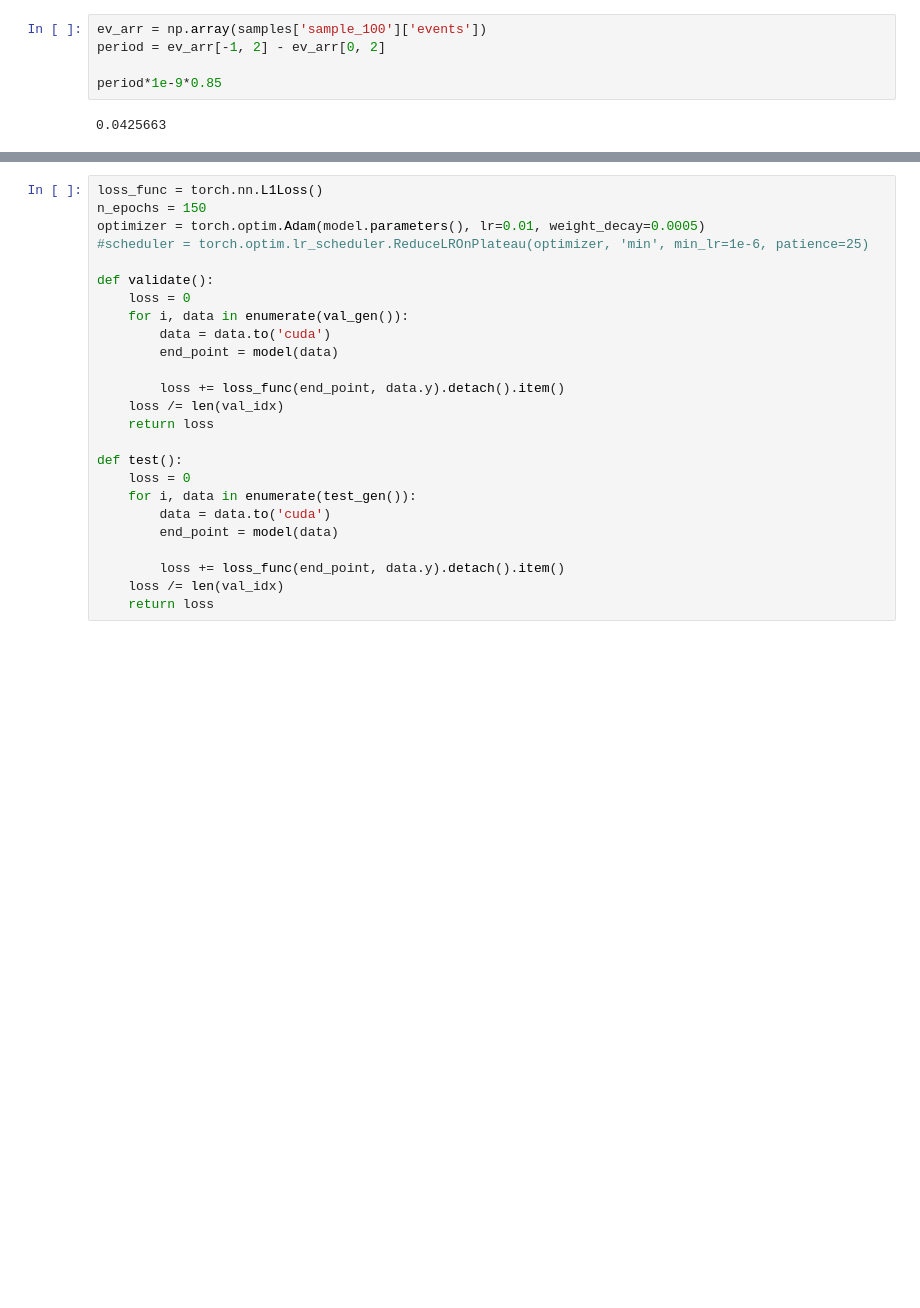
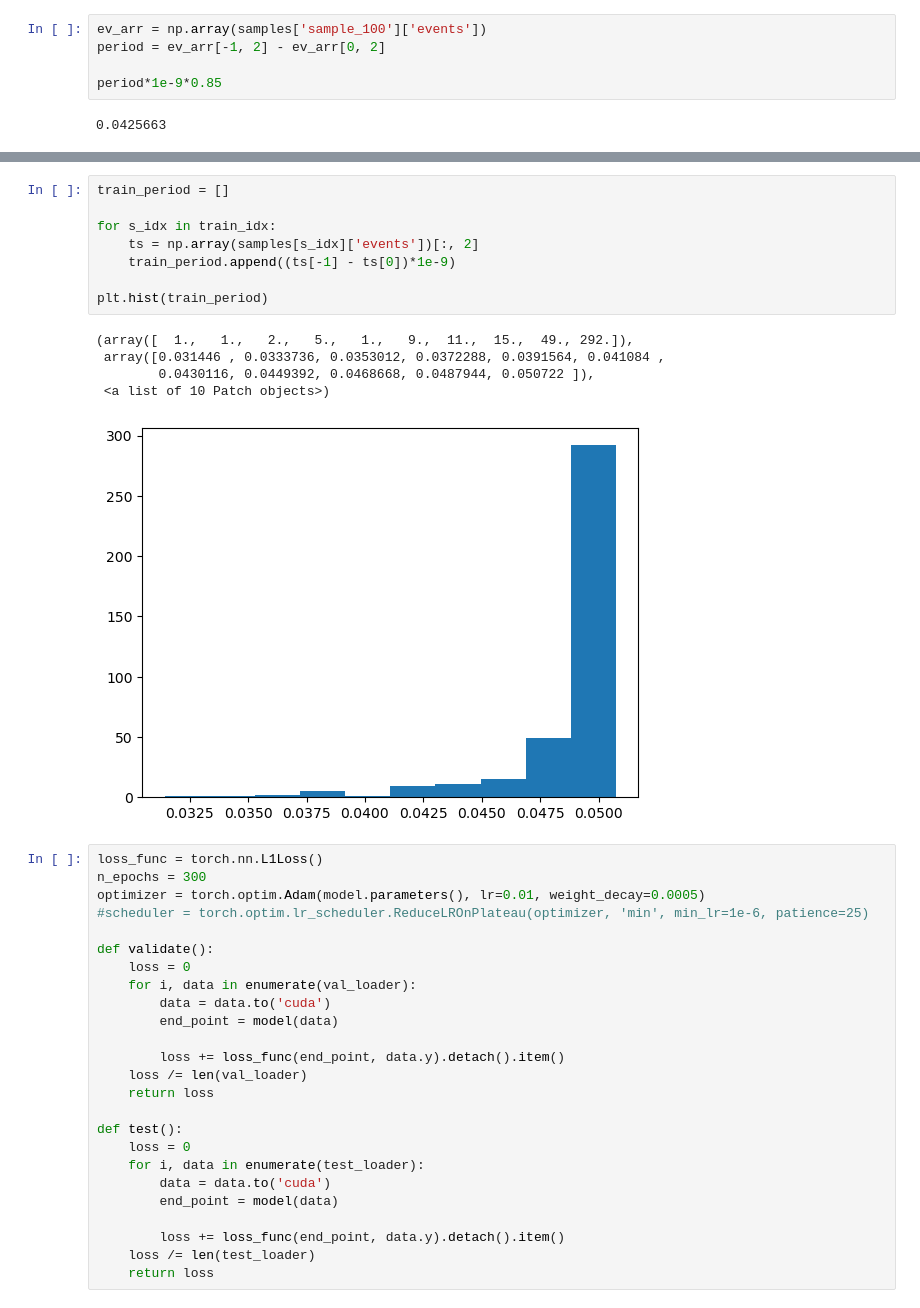
Before and after one commit to AdvancedResearchInnovationCenter/TactiGraph, a Jupyter notebook: src/gcn_radial.ipynb, the cells around one changed output, grey strips where cells are left out. Drawn from its saved outputs; the diff is of its cells as text; blank space fills up the shorter version.

```diff
--- a/src/gcn_radial.ipynb
+++ b/src/gcn_radial.ipynb
@@ -171,27 +327,41 @@ tensor([[1.0000, 0.5121, 0.0000],
+# %%
+train_period = []
+
+for s_idx in train_idx:
+    ts = np.array(samples[s_idx]['events'])[:, 2]
+    train_period.append((ts[-1] - ts[0])*1e-9)
+
+plt.hist(train_period)
+# %% [output]
+(array([  1.,   1.,   2.,   5.,   1.,   9.,  11.,  15.,  49., 292.]),
+ array([0.031446 , 0.0333736, 0.0353012, 0.0372288, 0.0391564, 0.041084 ,
+        0.0430116, 0.0449392, 0.0468668, 0.0487944, 0.050722 ]),
+ <a list of 10 Patch objects>)
+[figure, added]
 # %%
 loss_func = torch.nn.L1Loss()
-n_epochs = 150
+n_epochs = 300
 optimizer = torch.optim.Adam(model.parameters(), lr=0.01, weight_decay=0.0005)
 #scheduler = torch.optim.lr_scheduler.ReduceLROnPlateau(optimizer, 'min', min_lr=1e-6, patience=25)
 
 def validate():
     loss = 0
-    for i, data in enumerate(val_gen()):
+    for i, data in enumerate(val_loader):
         data = data.to('cuda')
         end_point = model(data)
 
         loss += loss_func(end_point, data.y).detach().item()
-    loss /= len(val_idx)
+    loss /= len(val_loader)
     return loss
 
 def test():
     loss = 0
-    for i, data in enumerate(test_gen()):
+    for i, data in enumerate(test_loader):
         data = data.to('cuda')
         end_point = model(data)
 
         loss += loss_func(end_point, data.y).detach().item()
-    loss /= len(val_idx)
+    loss /= len(test_loader)
     return loss
 # %%
 from tqdm.auto import trange, tqdm
```
Also changed, not shown: parts of 23 cells of this notebook, 9 other files.
